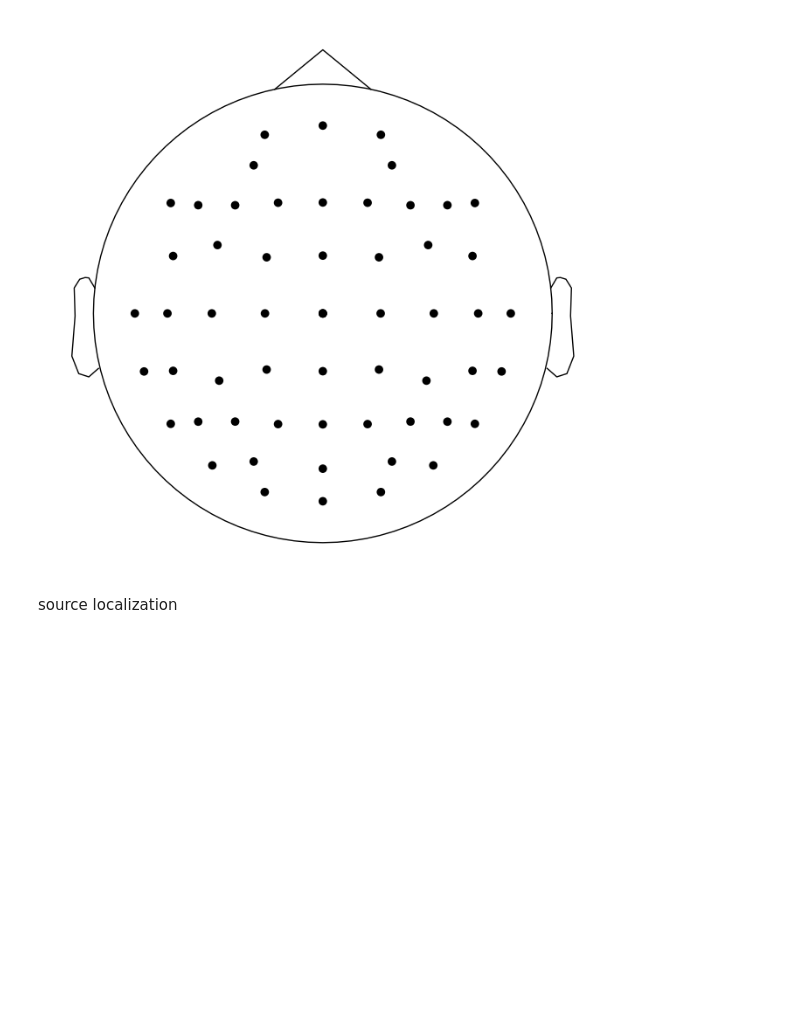
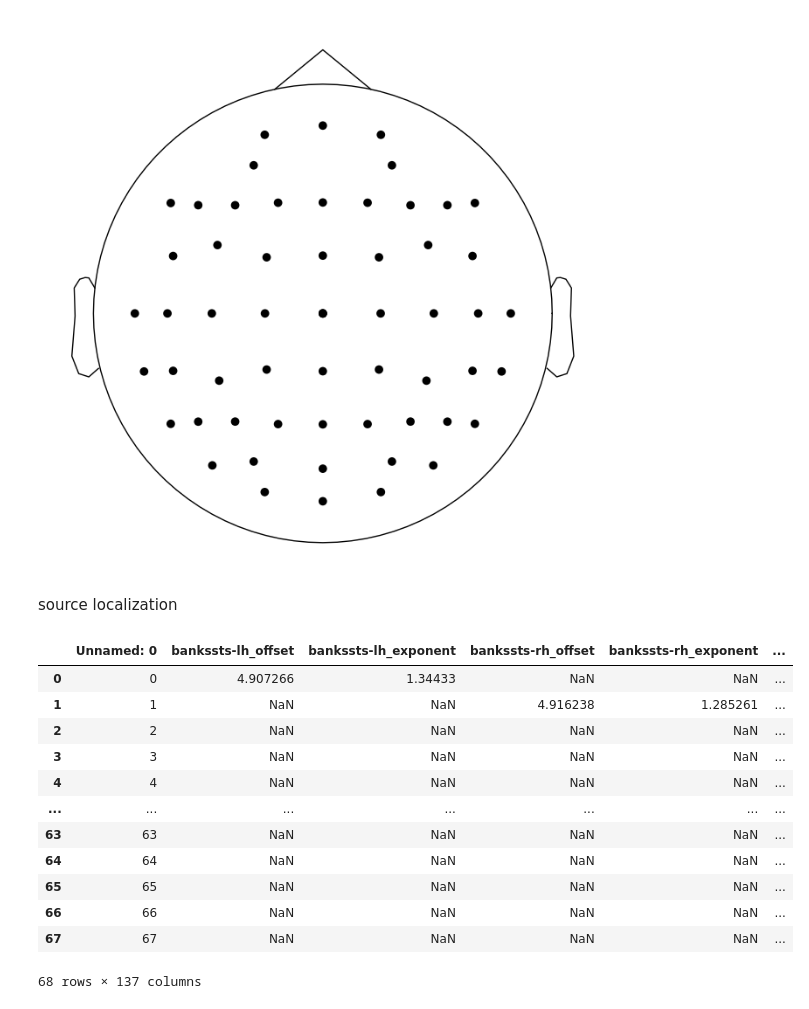
Before and after one commit to payamsash/Tinnorm, a Jupyter notebook: src/main.ipynb, the cells around one changed output. Drawn from its saved outputs; the diff is of its cells as text; code cells hidden in the pictures; blank space fills up the shorter version.

```diff
--- a/src/main.ipynb
+++ b/src/main.ipynb
@@ -131,0 +134,18 @@ spectral_connectivity_epochs() # pli, plv, coh
+# %%
+df = pd.read_csv("/Users/payamsadeghishabestari/temp_folder/tide_subjects/sub-20001/aperiodic_preproc_1.csv")
+# %%
+df
+# %% [output]
+|  | Unnamed: 0 | bankssts-lh_offset | bankssts-lh_exponent | bankssts-rh_offset | bankssts-rh_exponent | ... |
+| 0 | 0 | 4.907266 | 1.34433 | NaN | NaN | ... |
+| 1 | 1 | NaN | NaN | 4.916238 | 1.285261 | ... |
+| 2 | 2 | NaN | NaN | NaN | NaN | ... |
+| 3 | 3 | NaN | NaN | NaN | NaN | ... |
+| 4 | 4 | NaN | NaN | NaN | NaN | ... |
+| ... | ... | ... | ... | ... | ... | ... |
+| 63 | 63 | NaN | NaN | NaN | NaN | ... |
+| 64 | 64 | NaN | NaN | NaN | NaN | ... |
+| 65 | 65 | NaN | NaN | NaN | NaN | ... |
+| 66 | 66 | NaN | NaN | NaN | NaN | ... |
+| 67 | 67 | NaN | NaN | NaN | NaN | ... |
+68 rows × 137 columns
```
Also changed, not shown: parts of 1 cell of this notebook, 1 other file.
